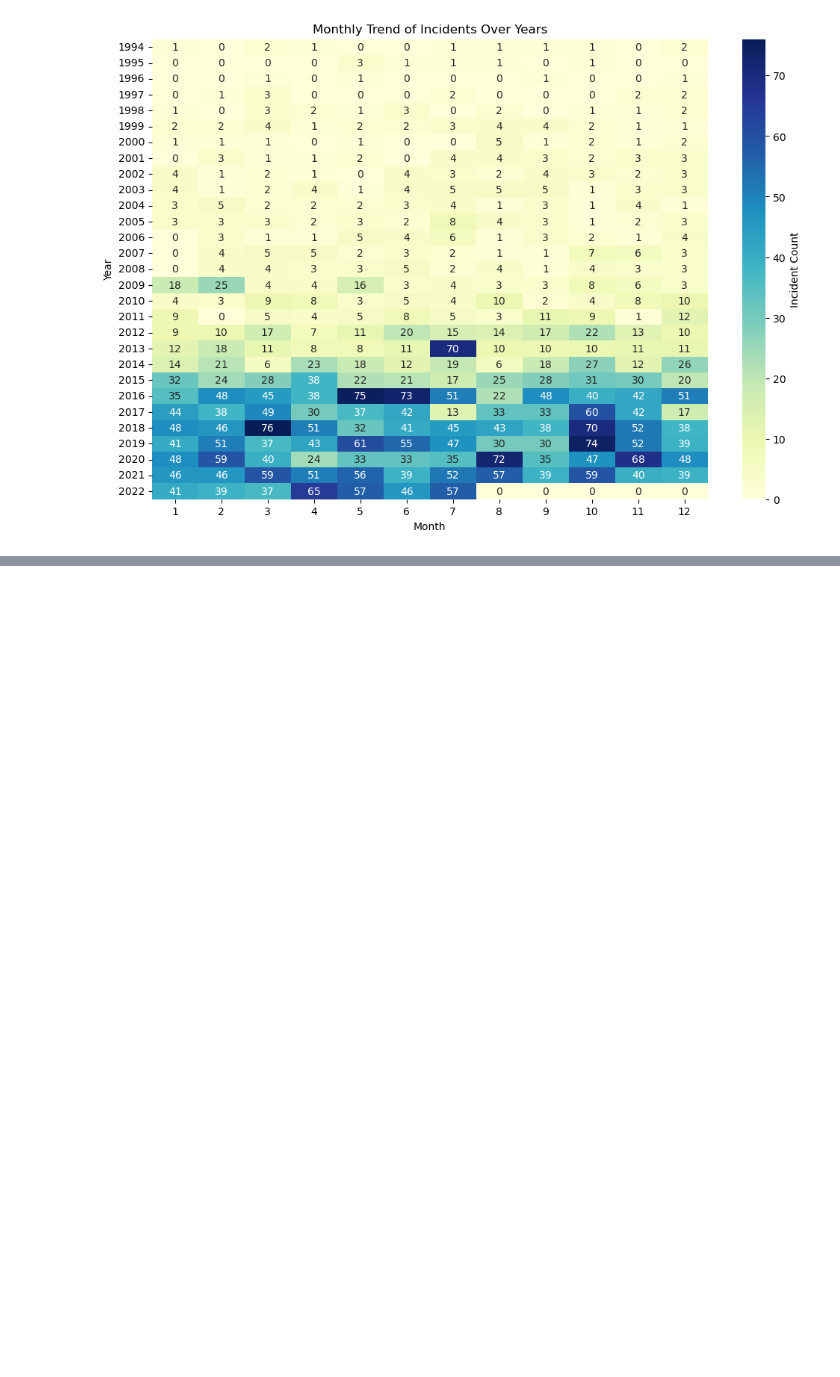
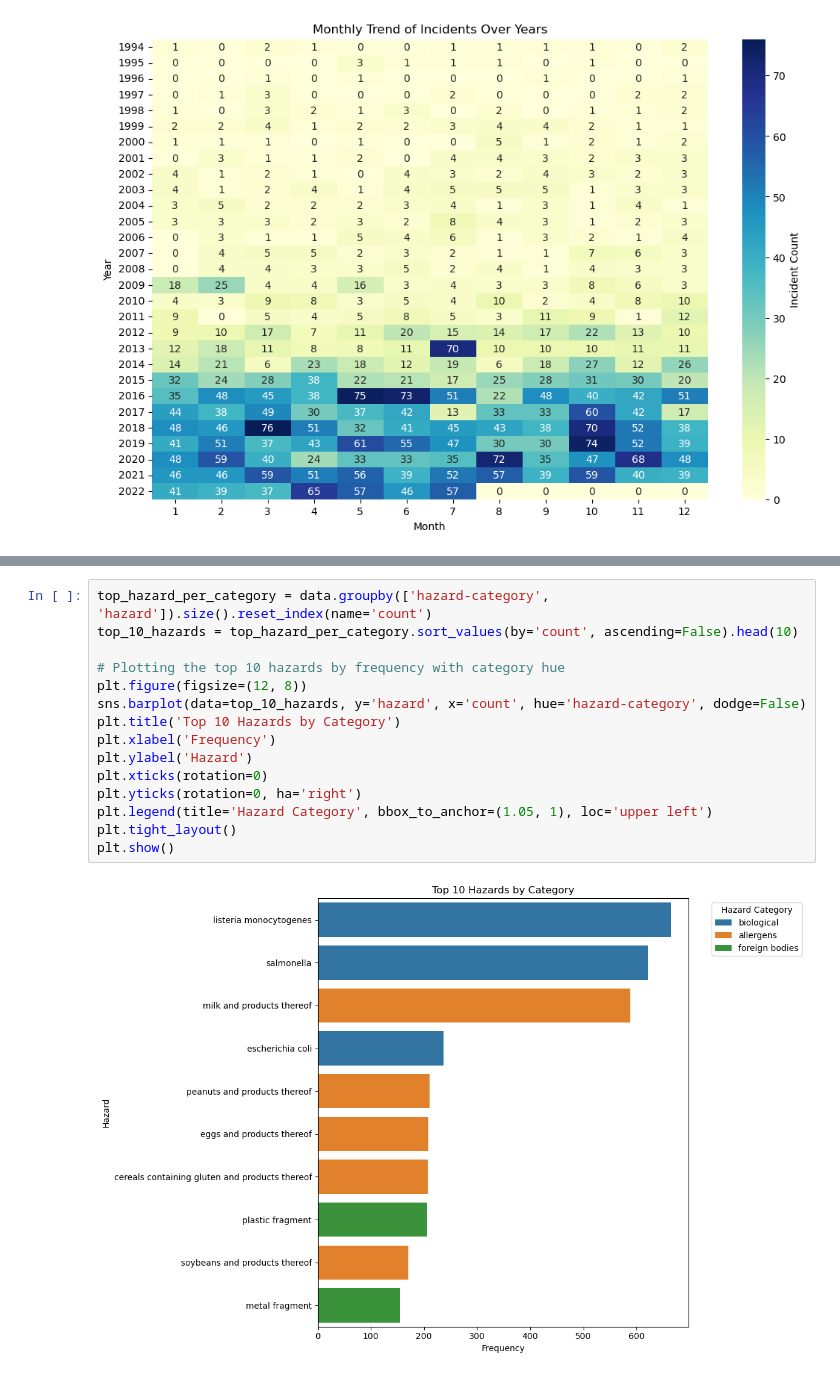
Before and after one commit to pshkrh/food-hazard-detection, a Jupyter notebook: notebooks/checkin_report_data_analysis.ipynb, the cells around one changed output, grey strips where cells are left out. Cells and saved outputs as stored; diff of their text form; blank space fills up the shorter version.

```diff
--- a/notebooks/checkin_report_data_analysis.ipynb
+++ b/notebooks/checkin_report_data_analysis.ipynb
@@ -116,0 +163,17 @@ plt.show()
+# %%
+top_hazard_per_category = data.groupby(['hazard-category', 'hazard']).size().reset_index(name='count')
+top_10_hazards = top_hazard_per_category.sort_values(by='count', ascending=False).head(10)
+
+# Plotting the top 10 hazards by frequency with category hue
+plt.figure(figsize=(12, 8))
+sns.barplot(data=top_10_hazards, y='hazard', x='count', hue='hazard-category', dodge=False)
+plt.title('Top 10 Hazards by Category')
+plt.xlabel('Frequency')
+plt.ylabel('Hazard')
+plt.xticks(rotation=0)
+plt.yticks(rotation=0, ha='right')
+plt.legend(title='Hazard Category', bbox_to_anchor=(1.05, 1), loc='upper left')
+plt.tight_layout()
+plt.show()
+# %% [output]
+[figure, added]
```
Also changed, not shown: parts of 3 cells of this notebook.
